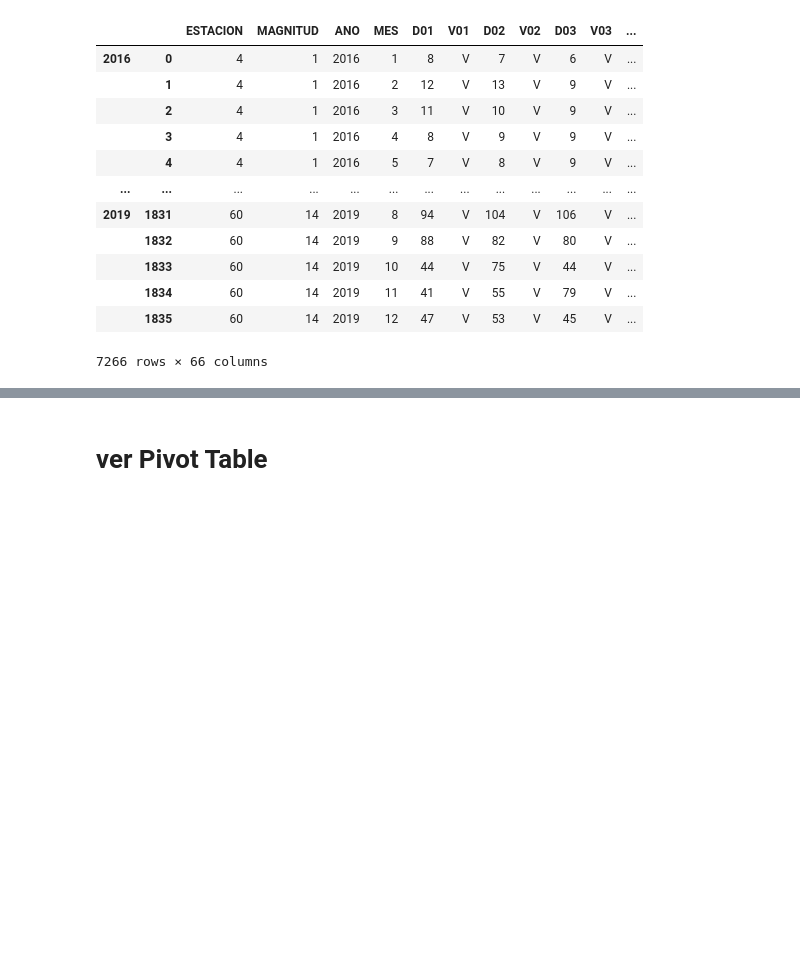
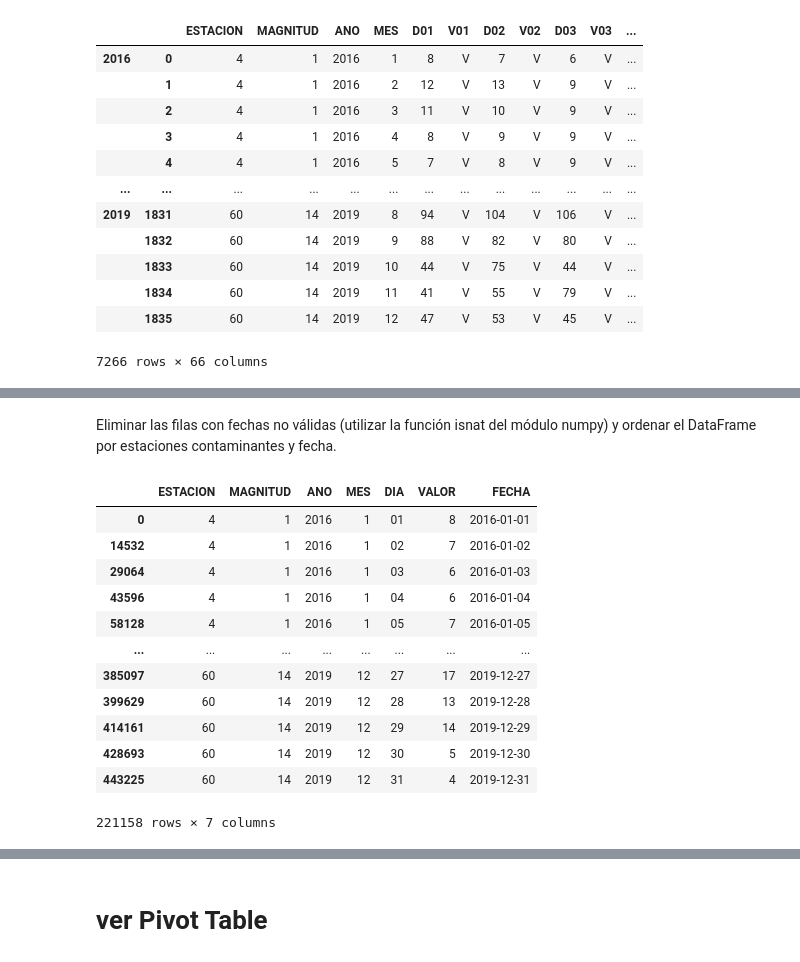
Before and after one commit to RaTon84/Pandas, a Jupyter notebook: Pandas.ipynb, the cells around one changed output, grey strips where cells are left out. Saved outputs shown, nothing was run; the diff lists cells and outputs as text; code cells hidden in the pictures; blank space fills up the shorter version.

```diff
--- a/Pandas.ipynb
+++ b/Pandas.ipynb
@@ -439,0 +481,20 @@ df_ej1
+# %% [markdown]
+Eliminar las filas con fechas no válidas (utilizar la función isnat del módulo numpy) y ordenar el DataFrame por estaciones contaminantes y fecha.
+# %%
+df_ej2 = df_ej2.drop(df_ej2[np.isnat(df_ej2.FECHA)].index)
+# Ordenar el el dataframe por estación, magnitud y fecha
+df_ej2.sort_values(['ESTACION', 'MAGNITUD', 'FECHA'])
+# %% [output]
+|  | ESTACION | MAGNITUD | ANO | MES | DIA | VALOR | FECHA |
+| 0 | 4 | 1 | 2016 | 1 | 01 | 8 | 2016-01-01 |
+| 14532 | 4 | 1 | 2016 | 1 | 02 | 7 | 2016-01-02 |
+| 29064 | 4 | 1 | 2016 | 1 | 03 | 6 | 2016-01-03 |
+| 43596 | 4 | 1 | 2016 | 1 | 04 | 6 | 2016-01-04 |
+| 58128 | 4 | 1 | 2016 | 1 | 05 | 7 | 2016-01-05 |
+| ... | ... | ... | ... | ... | ... | ... | ... |
+| 385097 | 60 | 14 | 2019 | 12 | 27 | 17 | 2019-12-27 |
+| 399629 | 60 | 14 | 2019 | 12 | 28 | 13 | 2019-12-28 |
+| 414161 | 60 | 14 | 2019 | 12 | 29 | 14 | 2019-12-29 |
+| 428693 | 60 | 14 | 2019 | 12 | 30 | 5 | 2019-12-30 |
+| 443225 | 60 | 14 | 2019 | 12 | 31 | 4 | 2019-12-31 |
+221158 rows × 7 columns
```
Also changed, not shown: parts of 10 cells of this notebook.
